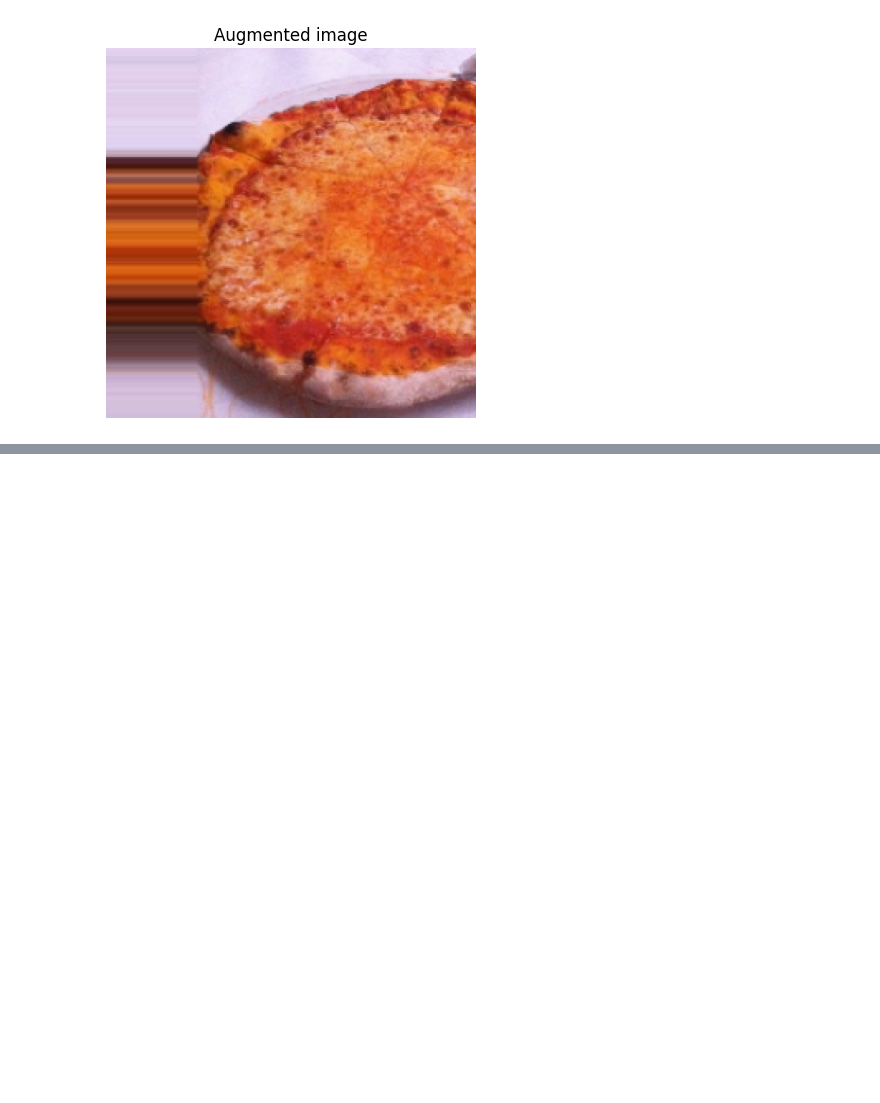
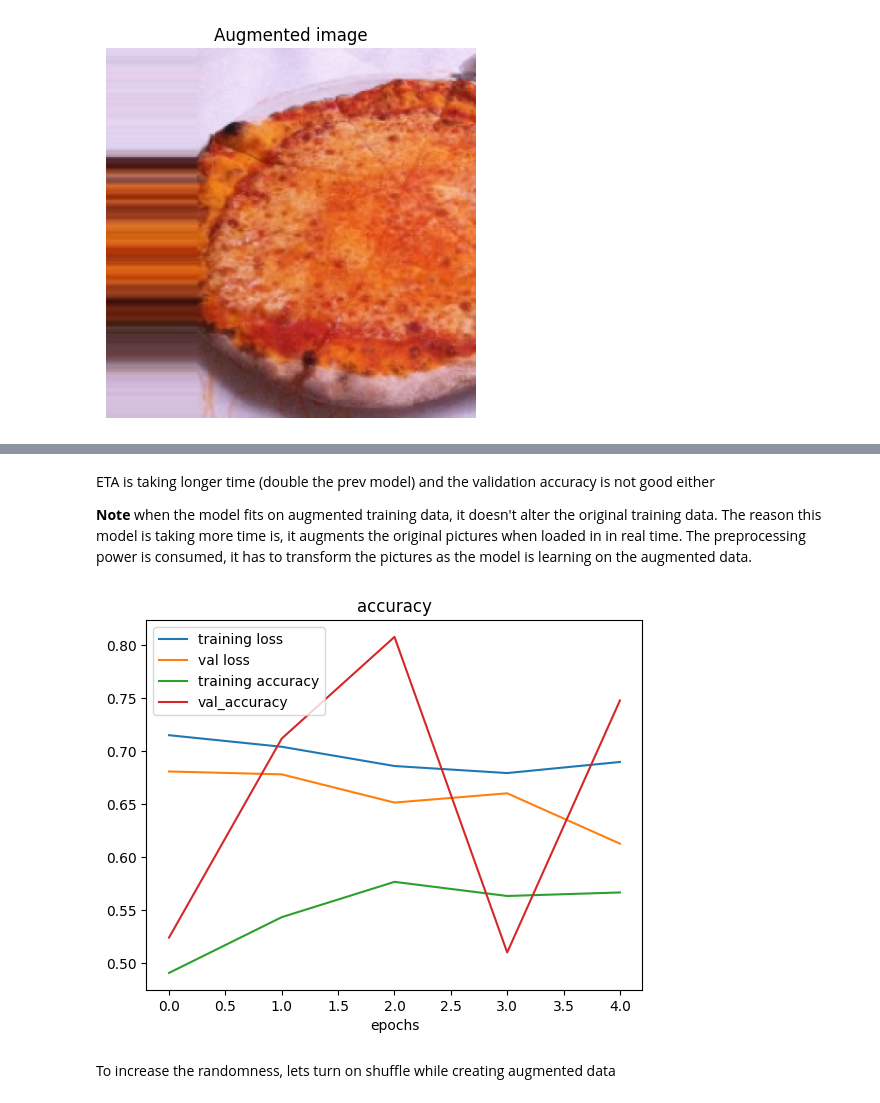
Before and after one commit to NandiniMehta0603/Tensorflow, a Jupyter notebook: Computer_Vision_and_CNN.ipynb, the cells around one changed output, grey strips where cells are left out. Drawn from its saved outputs; the diff is of its cells as text; code cells hidden in the pictures; blank space fills up the shorter version.

```diff
--- a/Computer_Vision_and_CNN.ipynb
+++ b/Computer_Vision_and_CNN.ipynb
@@ -1043,0 +1046,24 @@ showing image random number: 27
+# %%
+#create the model
+model_6=Sequential([
+    Conv2D(10,3,activation="relu"),
+    MaxPool2D(pool_size=2),
+    Conv2D(10,3,activation="relu"),
+    MaxPool2D(),
+    Conv2D(10,3,activation="relu"),
+    MaxPool2D(),
+    Flatten(),
+    Dense(1,activation="sigmoid")
+])
+
+#compile the model
+model_6.compile(loss="binary_crossentropy",
+               optimizer=Adam(),
+               metrics=["accuracy"])
+
+#fit the model
+history_6=model_6.fit(train_data_augmented, #fitting model_6 on augmented training data
+                      epochs=5,
+                      steps_per_epoch=len(train_data_augmented),
+                      validation_data=test_data,
+                      validation_steps=len(test_data))
@@ -1043,0 +1081,11 @@ showing image random number: 27
+# %% [markdown]
+ETA is taking longer time (double the prev model) and the validation accuracy is not good either
+
+**Note** when the model fits on augmented training data, it doesn't alter the original training data. The reason this model is taking more time is, it augments the original pictures when loaded in in real time. The preprocessing power is consumed, it has to transform the pictures as the model is learning on the augmented data.
+# %%
+#check the model's training curves
+plot_loss_curves(history_6)
+# %% [output]
+[figure, added]
+# %% [markdown]
+To increase the randomness, lets turn on shuffle while creating augmented data
```
Also changed, not shown: parts of 2 cells of this notebook.
